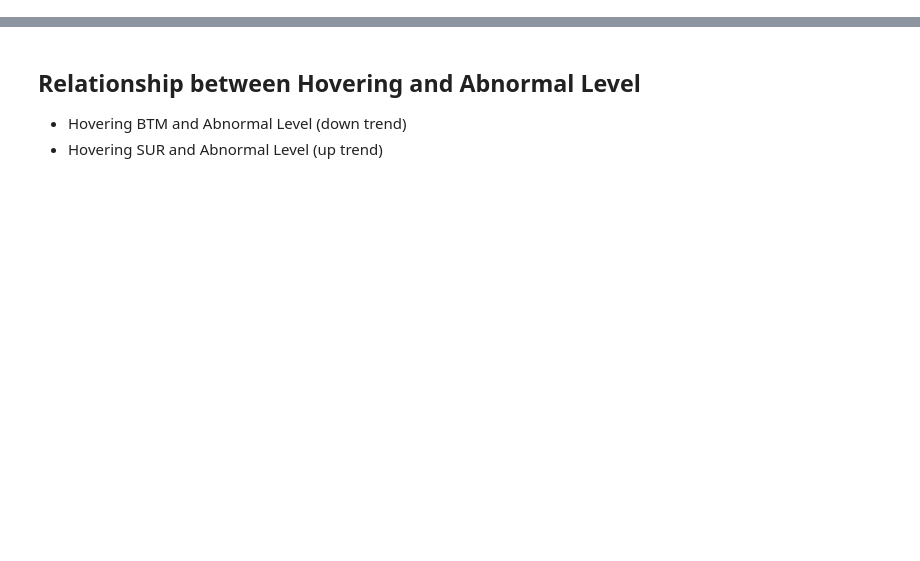
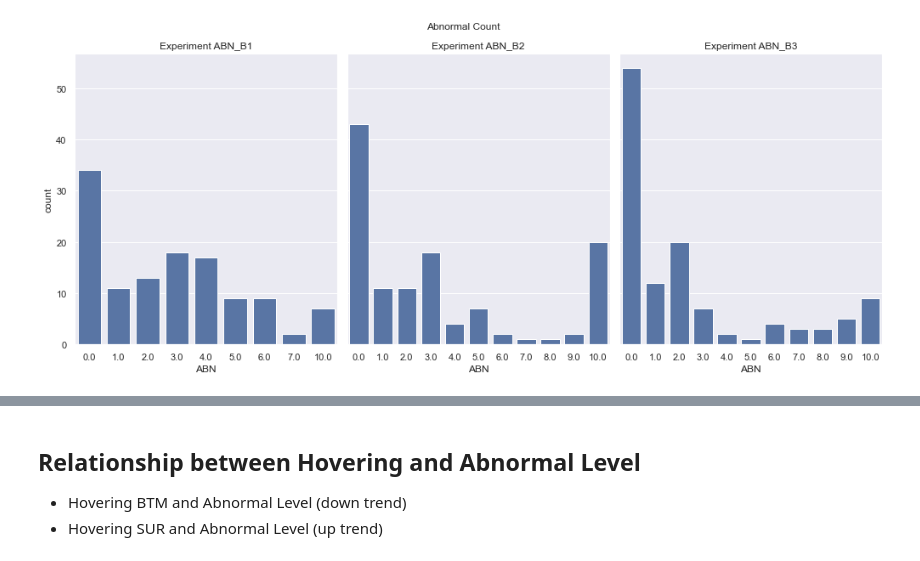
Before and after one commit to isaacebi/Aquaculture-Intelligence, a Jupyter notebook: notebooks/01-CO2-data-exploration.ipynb, the cells around one changed output, grey strips where cells are left out. Saved outputs shown, nothing was run; the diff lists cells and outputs as text; code cells hidden in the pictures; blank space fills up the shorter version.

```diff
--- a/notebooks/01-CO2-data-exploration.ipynb
+++ b/notebooks/01-CO2-data-exploration.ipynb
@@ -21,6 +28,9 @@ sys.path.append(os.path.dirname(os.getcwd()))
 
 # Pathing imports
 from src import GetPath
+
+# Seaborn style
+sns.set_theme(style="darkgrid")
 # %%
 DATA_FOLDER = GetPath().repo_data()
 ABN_B1 = os.path.join(DATA_FOLDER, 'raw', 'abnormal_b1.csv')
@@ -37,15 +127,22 @@ df.head()
 # %%
 # Checking abnormalities throughout experiments
-for i in range(1, 4):
+# Plotting countplot
+fig, axes = plt.subplots(figsize=(14,6), nrows=1, ncols=3, sharey='row')
+for idx, ax in enumerate(axes.flatten()):
     # Experiment batch
-    experiment = f"ABN_B{i}"
+    experiment = f"ABN_B{idx+1}"
     # Load csv data
     df = pd.read_csv(eval(experiment))
 
     # Plotting countplot
-    sns.countplot(df, x='ABN')
-    plt.title(f"Experiment {experiment}")
-    plt.show()
+    sns.countplot(df, x='ABN', ax=ax)
+    ax.set_title(f"Experiment {experiment}")
+
+fig.suptitle(f"Abnormal Count")
+plt.tight_layout()
+plt.show()
+# %% [output]
+[figure, added]
 # %%
 df_all = pd.DataFrame()
 
```
Also changed, not shown: parts of 114 cells of this notebook.
